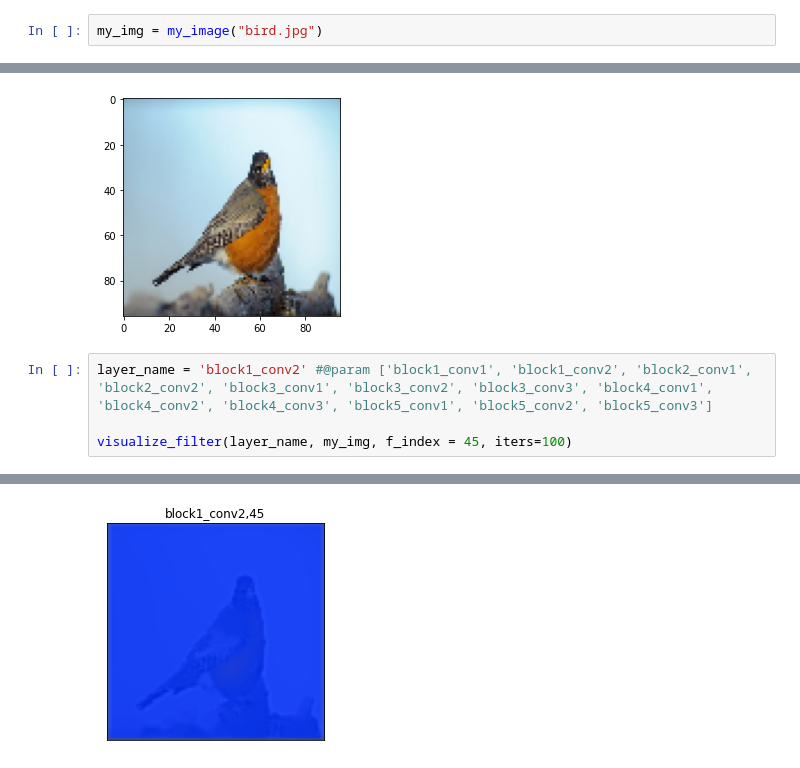
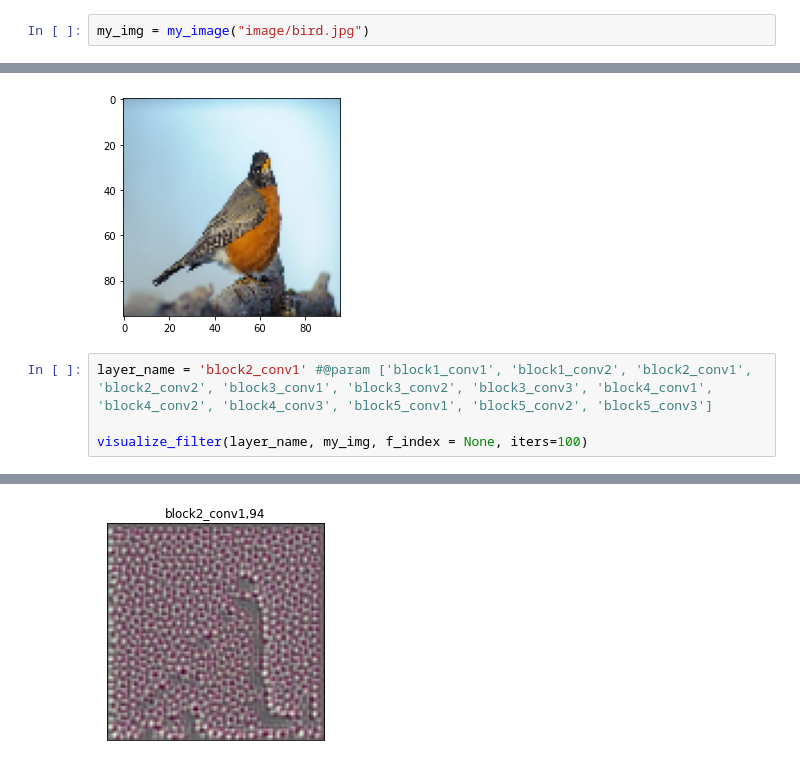
Before and after one commit to yash9904/CNN-Filter-Visualization, a Jupyter notebook: Visualizing Filters of a CNN.ipynb, the cells around one changed output, grey strips where cells are left out. Cells and saved outputs as stored; diff of their text form.

```diff
--- a/Visualizing Filters of a CNN.ipynb
+++ b/Visualizing Filters of a CNN.ipynb
@@ -139,12 +139,12 @@ def my_image(imdir):
   plt.imshow(my_img)
   return my_img
 # %%
-my_img = my_image("bird.jpg")
+my_img = my_image("image/bird.jpg")
 # %% [output]
 (96, 96, 3)
 [figure]
 # %%
-layer_name = 'block1_conv2' #@param ['block1_conv1', 'block1_conv2', 'block2_conv1', 'block2_conv2', 'block3_conv1', 'block3_conv2', 'block3_conv3', 'block4_conv1', 'block4_conv2', 'block4_conv3', 'block5_conv1', 'block5_conv2', 'block5_conv3']
+layer_name = 'block2_conv1' #@param ['block1_conv1', 'block1_conv2', 'block2_conv1', 'block2_conv2', 'block3_conv1', 'block3_conv2', 'block3_conv3', 'block4_conv1', 'block4_conv2', 'block4_conv3', 'block5_conv1', 'block5_conv2', 'block5_conv3']
 
-visualize_filter(layer_name, my_img, f_index = 45, iters=100)
+visualize_filter(layer_name, my_img, f_index = None, iters=100)
 # %% [output]
@@ -161 +161 @@ Iteration: 100, Loss: 153.0994
-[figure, old version]
+[figure, new version]
```
Also changed, not shown: parts of 15 cells of this notebook.
